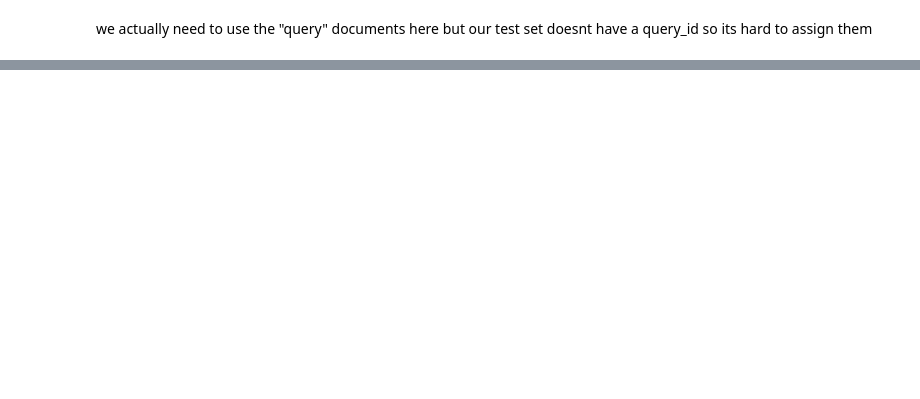
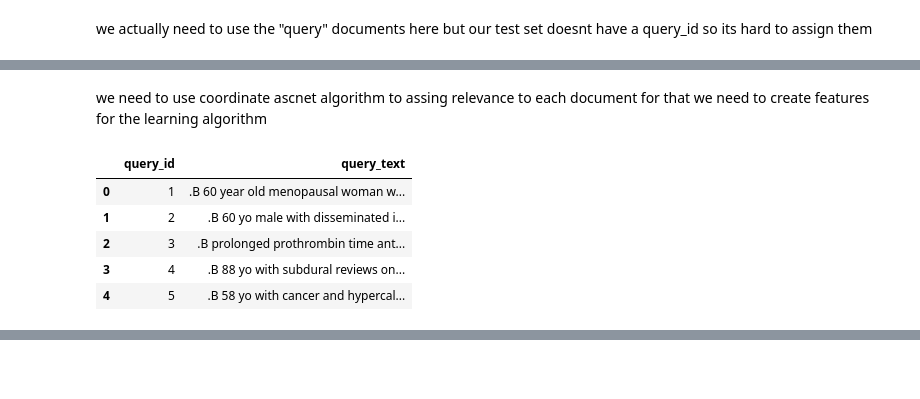
Before and after one commit to Flokolosko/WS_24_EDDS_GROUP2, a Jupyter notebook: ExtinsicEvaluationTry.ipynb, the cells around one changed output, grey strips where cells are left out. Cells and saved outputs as stored; diff of their text form; code cells hidden in the pictures; blank space fills up the shorter version.

```diff
--- a/ExtinsicEvaluationTry.ipynb
+++ b/ExtinsicEvaluationTry.ipynb
@@ -579,10 +566,46 @@ print(query_df.head())
+# %% [markdown]
+we need to use coordinate ascnet algorithm to assing relevance to each document
+for that we need to create features for the learning algorithm
 # %%
-def assign_query_id(row, queries_df):
-    # Iterate through queries to find the best match (you can refine this logic)
-    for _, query in queries_df.iterrows():
-        if query["query_text"] in row["title"]:  # Replace with actual logic
-            return query["query_id"]
-    return None
+def parse_queries_alternate(file_path):
+    with open(file_path, "r") as file:
+        lines = file.readlines()
 
-# Assign query IDs
-test_predicted["query_id"] = test_predicted.apply(assign_query_id, axis=1, queries_df=query_df)
+    queries = []
+    current_id = None
+    current_text = []
+
+    for line in lines:
+        line = line.strip()
+        if line.startswith(".I"):
+            if current_id is not None:
+                queries.append({"query_id": current_id, "query_text": " ".join(current_text)})
+            current_id = int(line.split()[1])
+            current_text = []
+        elif line.startswith(".W"):
+            continue  # Skip the .W line
+        else:
+            current_text.append(line)
+
+    # Add the last query
+    if current_id is not None:
+        queries.append({"query_id": current_id, "query_text": " ".join(current_text)})
+
+    return pd.DataFrame(queries)
+
+# Parse the files using the alternate function
+queries1 = parse_queries_alternate("C:/Users/timgr/OneDrive/Dokumente/EDD2/WS_24_EDDS_GROUP2/querys/Queries1.txt")
+queries2 = parse_queries_alternate("C:/Users/timgr/OneDrive/Dokumente/EDD2/WS_24_EDDS_GROUP2/querys/Queries2.txt")
+
+# Combine the queries
+queries_df = pd.concat([queries1, queries2], ignore_index=True)
+
+# Verify
+queries_df.head()
+# %% [output]
+|  | query_id | query_text |
+| 0 | 1 | .B 60 year old menopausal woman w... |
+| 1 | 2 | .B 60 yo male with disseminated i... |
+| 2 | 3 | .B prolonged prothrombin time ant... |
+| 3 | 4 | .B 88 yo with subdural reviews on... |
+| 4 | 5 | .B 58 yo with cancer and hypercal... |
```
Also changed, not shown: parts of 17 cells of this notebook, 1 other file.
